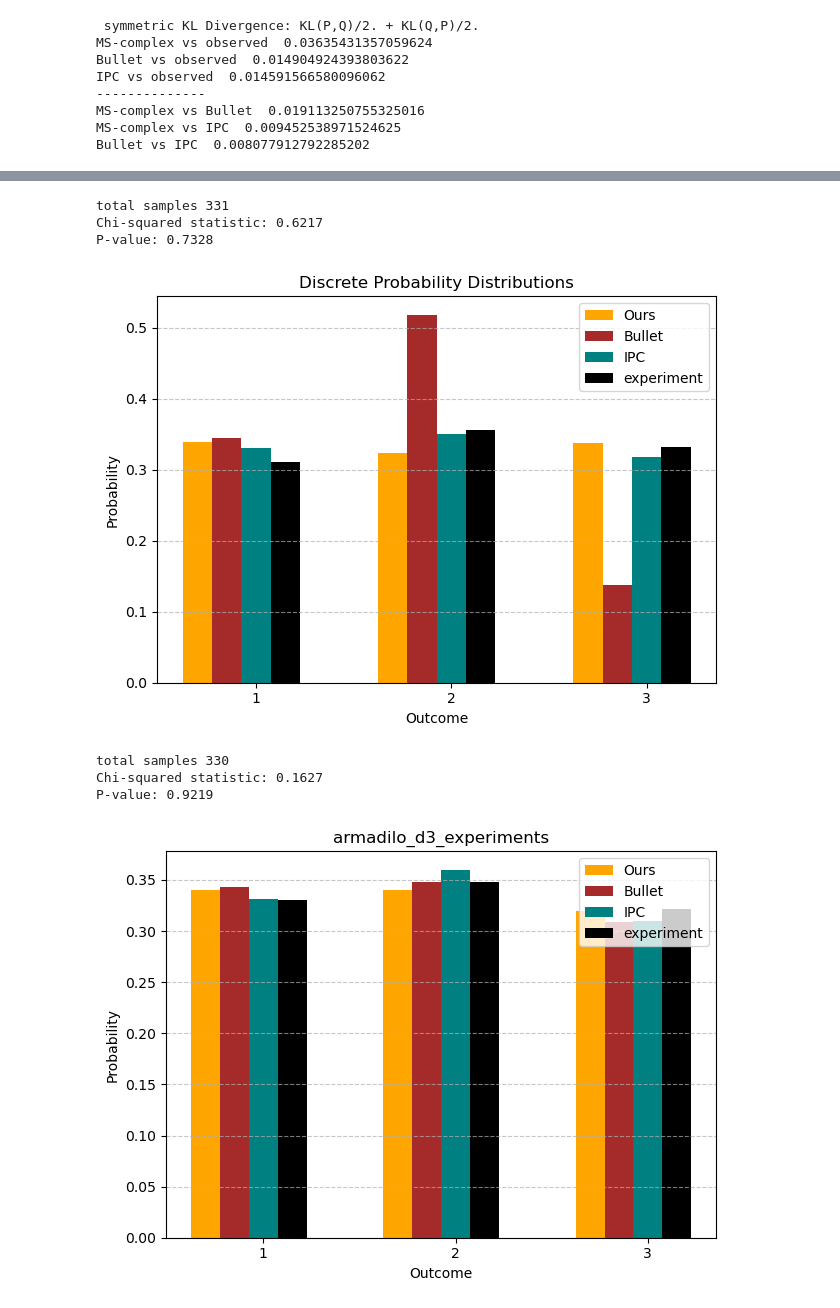
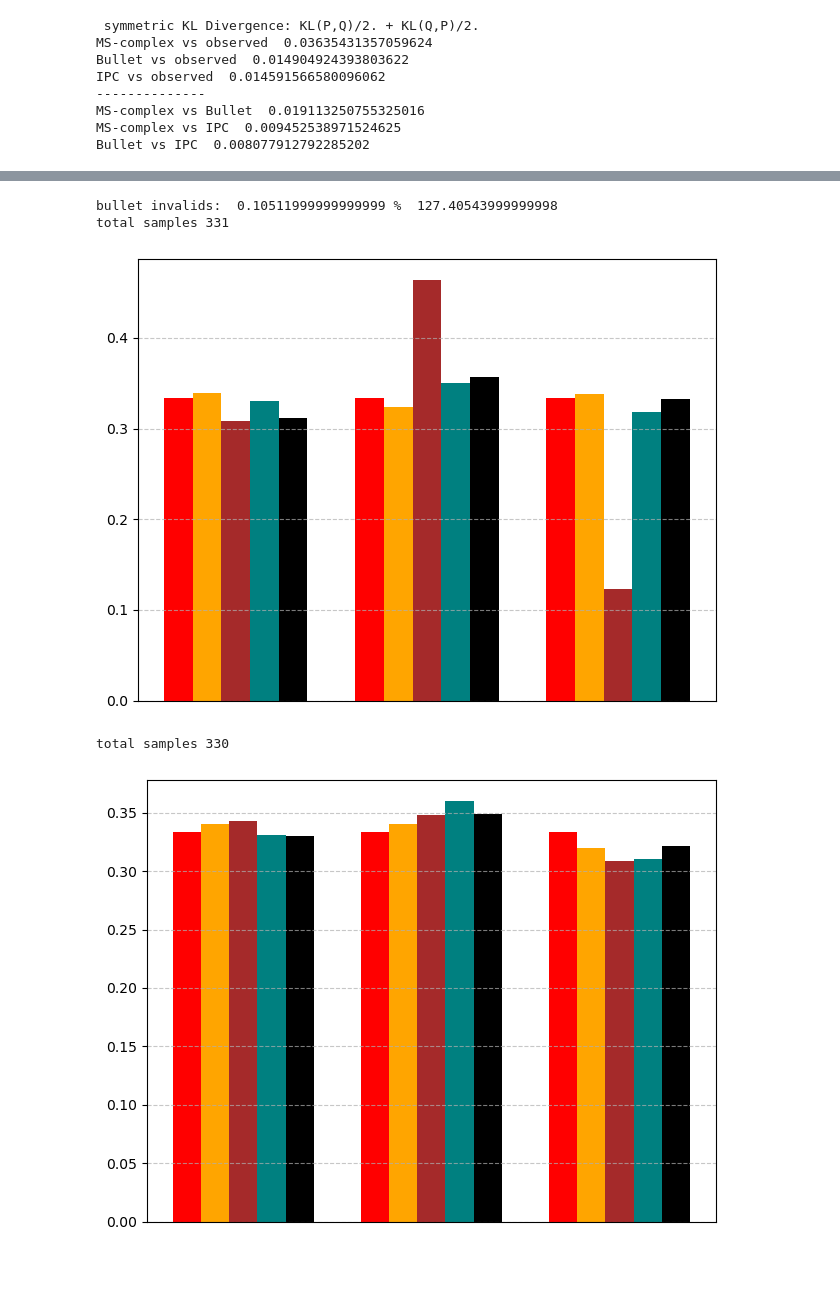
Before and after one commit to hbaktash/resting-rigid-bodies, a Jupyter notebook: BB_result_scripts/experiment_stats.ipynb, the cells around one changed output, grey strips where cells are left out. Cells and saved outputs as stored; diff of their text form; code cells hidden in the pictures; blank space fills up the shorter version.

Commit message:
experiments results and scripts updated

```diff
--- a/BB_result_scripts/experiment_stats.ipynb
+++ b/BB_result_scripts/experiment_stats.ipynb
@@ -40,17 +61,23 @@ def chi_stat(obs_freq, expected_freq):
 # %%
-def plot_simulation_vs_experiment(outcomes, ours_probs, IPC_prob, Bullet_prob, experiment_prob, experiment_title,
-                                  save = False, save_title = "experiment probs"):
+def plot_simulation_vs_experiment(outcomes, ours_probs, IPC_prob, Bullet_prob, experiment_prob, experiment_title, theoretical_probs = None,
+                                  save = False, save_title = "experiment probs", total_rolls = -1):
     width = 0.15
+    if theoretical_probs is not None:
+        plt.bar(np.array(outcomes)-3*width, theoretical_probs, width=width,  label = "Theoretical", color = "red")
+        # deviations = [math.sqrt(p*(1-p)/total_rolls) for p in theoretical_probs]
+        # plt.errorbar(np.array(outcomes)-3*width, theoretical_probs, yerr=deviations, fmt="o", color="black")
+
     plt.bar(np.array(outcomes)-2*width, ours_probs, width=width,  label = "Ours", color = "orange")
     plt.bar(np.array(outcomes)-width,   Bullet_prob, width=width, label = "Bullet", color = "brown")
     plt.bar(np.array(outcomes)-0.0,     IPC_prob, width=width, label = "IPC", color = "teal")
     plt.bar(np.array(outcomes)+width,   experiment_prob, width=width, label = experiment_title, color = "black")
-    plt.title(save_title)
-    plt.xlabel("Outcome")
-    plt.ylabel("Probability")
-    plt.legend()
+    # plt.title(save_title)
+    # plt.xlabel("Outcome")
+    # plt.ylabel("Probability")
+    # plt.legend()
     plt.grid(axis='y', linestyle='--', alpha=0.7)
-    plt.xticks(outcomes)
+    plt.xticks([])
+    # plt.yticks([])
     plt.tight_layout()
     if save:
         plt.savefig("./experiment_plots/" + save_title + ".png", dpi=800)
@@ -192,9 +222,11 @@ plot_simulation_vs_experiment(outcomes, Ours_b4_prob, IPC_b4_probs, Bullet_b4_pr
 our_d3_probs = [0.32833 + 0.01, 0.29411 + 0.029, 0.2488 + 0.0139 + 0.0745]
 our_d3_probs = [p/sum(our_d3_probs) for p in our_d3_probs]
 Bullet_d3_probs   = [0.308, 0.46388 , 0.10+0.01+0.013]
-Bullet_d3_probs   = [c/sum(Bullet_d3_probs) for c in Bullet_d3_probs]
+# Bullet_d3_probs   = [c/sum(Bullet_d3_probs) for c in Bullet_d3_probs]
 IPC_d3_probs      = [0.3301, 0.35, 0.04 + 0.145 + 0.1326]
 IPC_d3_probs      = [c/sum(IPC_d3_probs) for c in IPC_d3_probs]
+
+print("bullet invalids: ", (1- sum(Bullet_d3_probs)), "% " , (1- sum(Bullet_d3_probs))*1212)
 
 # choose null hypothesis
 expected_d3_probs = IPC_d3_probs
@@ -204,48 +236,52 @@ observed_d3_freq = [103, 118, 110]
 m = sum(observed_d3_freq)
 observed_d3_probs = [c/sum(observed_d3_freq) for c in observed_d3_freq]
 
+theoretical_probs = [1/3,1/3,1/3]
+#total rolls
+print("total samples", sum(observed_d3_freq))
+
 expected_d3_freq = [p * m for p in expected_d3_probs]
-chi_squared_stat, p_value = chisquare(f_obs=observed_d3_freq, f_exp=expected_d3_freq)
+# chi_squared_stat, p_value = chisquare(f_obs=observed_d3_freq, f_exp=expected_d3_freq)
+# print("total samples", sum(observed_d3_freq))
+# print(f"Chi-squared statistic: {chi_squared_stat:.4f}")
+# print(f"P-value: {p_value:.4f}")
 
-print("total samples", sum(observed_d3_freq))
-print(f"Chi-squared statistic: {chi_squared_stat:.4f}")
-print(f"P-value: {p_value:.4f}")
 outcomes = [1,2,3]
-plot_simulation_vs_experiment(outcomes, our_d3_probs, IPC_d3_probs, Bullet_d3_probs, observed_d3_probs, "experiment")
+plot_simulation_vs_experiment(outcomes, our_d3_probs, IPC_d3_probs, Bullet_d3_probs, observed_d3_probs, "experiment",
+                              theoretical_probs=theoretical_probs,
+                              save=True, save_title="kitten_d3_experiments")
+# write_to_CSV("./CSVs/kitten_d3.csv", our_d3_probs, IPC_d3_probs, Bullet_d3_probs, observed_d3_probs, outcomes, m)
 # %% [output]
+bullet invalids:  0.10511999999999999 %  127.40543999999998
 total samples 331
-Chi-squared statistic: 0.6217
-P-value: 0.7328
-[figure, old version]
+[figure, new version]
 # %%
 # ------ armadilo d3 trials ------
 our_d3_probs = [0.34, 0.34 , 0.32]
 our_d3_probs = [p/sum(our_d3_probs) for p in our_d3_probs]
 Bullet_d3_probs   = [0.342, 0.347 , 0.308]
 Bullet_d3_probs   = [c/sum(Bullet_d3_probs) for c in Bullet_d3_probs]
 #processing
 IPC_d3_probs      = [0.331,0.36,0.31]
 # IPC_d3_probs      = [c/sum(IPC_d3_probs) for c in IPC_d3_probs]
 
 # choose null hypothesis
 expected_d3_probs = our_d3_probs
 
 observed_d3_freq1 = [109, 115, 106]
 observed_d3_freq = observed_d3_freq1
 m = sum(observed_d3_freq)
 observed_d3_probs = [c/sum(observed_d3_freq) for c in observed_d3_freq]
 
-expected_d3_freq = [p * m for p in expected_d3_probs]
-chi_squared_stat, p_value = chisquare(f_obs=observed_d3_freq, f_exp=expected_d3_freq)
+theoretical_probs = [1/3,1/3,1/3]
+#total rolls
+print("total samples", sum(observed_d3_freq))
 
-print("total samples", sum(observed_d3_freq))
-print(f"Chi-squared statistic: {chi_squared_stat:.4f}")
-print(f"P-value: {p_value:.4f}")
 outcomes = [1,2,3]
 plot_simulation_vs_experiment(outcomes, our_d3_probs, IPC_d3_probs, Bullet_d3_probs, observed_d3_probs, "experiment",
+                              theoretical_probs=theoretical_probs,
                               save=True, save_title="armadilo_d3_experiments")
+# write_to_CSV("./CSVs/armadilo_d3.csv", our_d3_probs, IPC_d3_probs, Bullet_d3_probs, observed_d3_probs, outcomes, m)
 # %% [output]
 total samples 330
-Chi-squared statistic: 0.1627
-P-value: 0.9219
-[figure, old version]
+[figure, new version]
```
Also changed, not shown: parts of 15 cells of this notebook, 23 other files.
